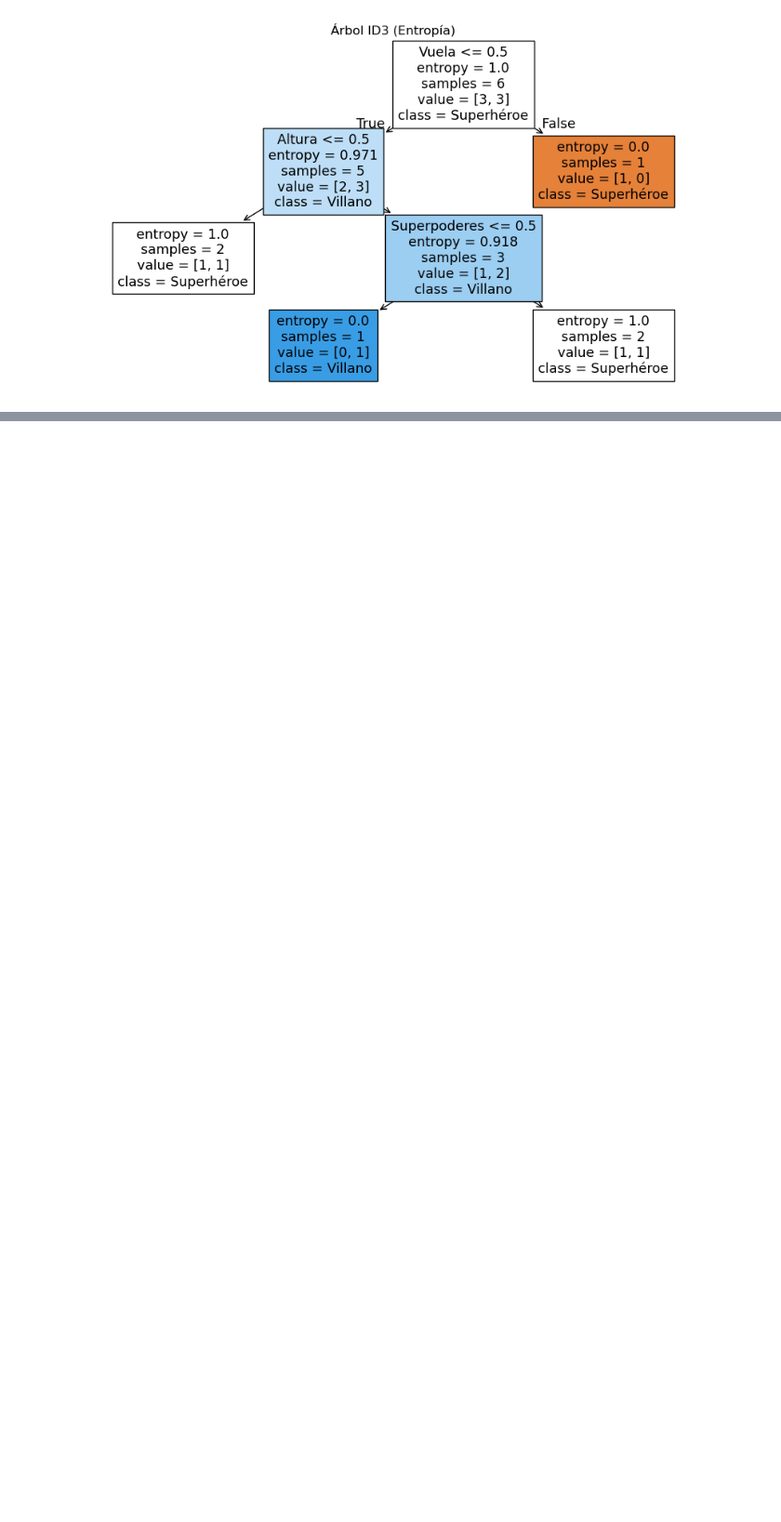
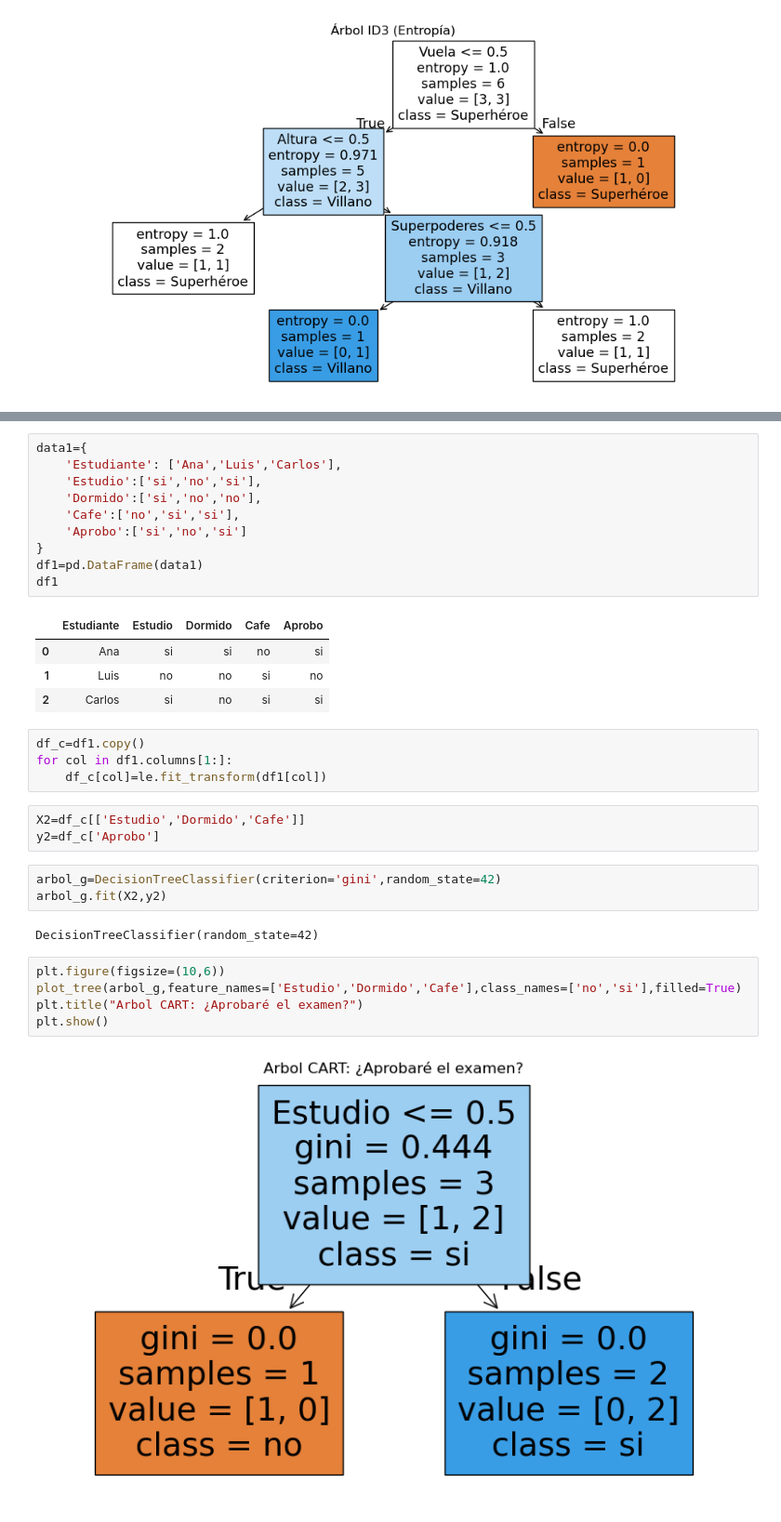
Before and after one commit to AlanMM03/Mineria-de-Datos, a Jupyter notebook: EjerciciosArboles0805.ipynb, the cells around one changed output, grey strips where cells are left out. Shown at 93% size. Drawn from its saved outputs; the diff is of its cells as text; blank space fills up the shorter version.

```diff
--- a/EjerciciosArboles0805.ipynb
+++ b/EjerciciosArboles0805.ipynb
@@ -56,0 +131,34 @@ plt.show()
+# %%
+data1={
+    'Estudiante': ['Ana','Luis','Carlos'],
+    'Estudio':['si','no','si'],
+    'Dormido':['si','no','no'],
+    'Cafe':['no','si','si'],
+    'Aprobo':['si','no','si']
+}
+df1=pd.DataFrame(data1)
+df1
+# %% [output]
+|  | Estudiante | Estudio | Dormido | Cafe | Aprobo |
+| 0 | Ana | si | si | no | si |
+| 1 | Luis | no | no | si | no |
+| 2 | Carlos | si | no | si | si |
+# %%
+df_c=df1.copy()
+for col in df1.columns[1:]:
+    df_c[col]=le.fit_transform(df1[col])
+# %%
+X2=df_c[['Estudio','Dormido','Cafe']]
+y2=df_c['Aprobo']
+# %%
+arbol_g=DecisionTreeClassifier(criterion='gini',random_state=42)
+arbol_g.fit(X2,y2)
+# %% [output]
+DecisionTreeClassifier(random_state=42)
+# %%
+plt.figure(figsize=(10,6))
+plot_tree(arbol_g,feature_names=['Estudio','Dormido','Cafe'],class_names=['no','si'],filled=True)
+plt.title("Arbol CART: ¿Aprobaré el examen?")
+plt.show()
+# %% [output]
+[figure, added]
```
Also changed, not shown: parts of 32 cells of this notebook.
